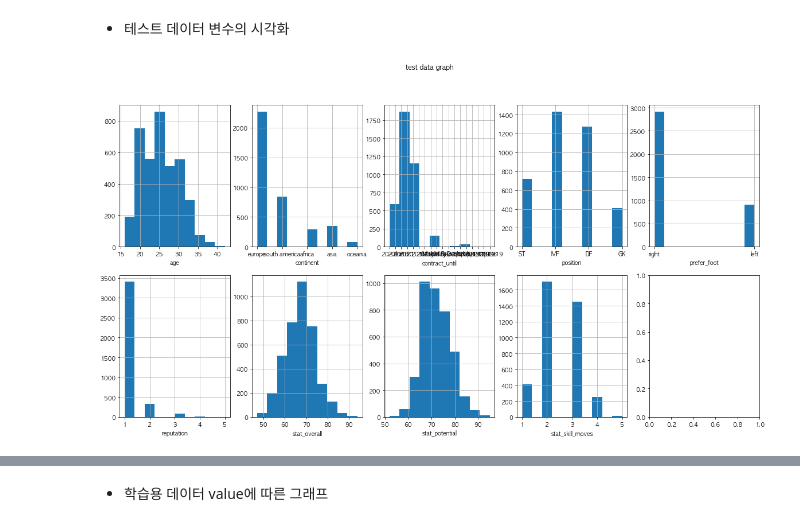
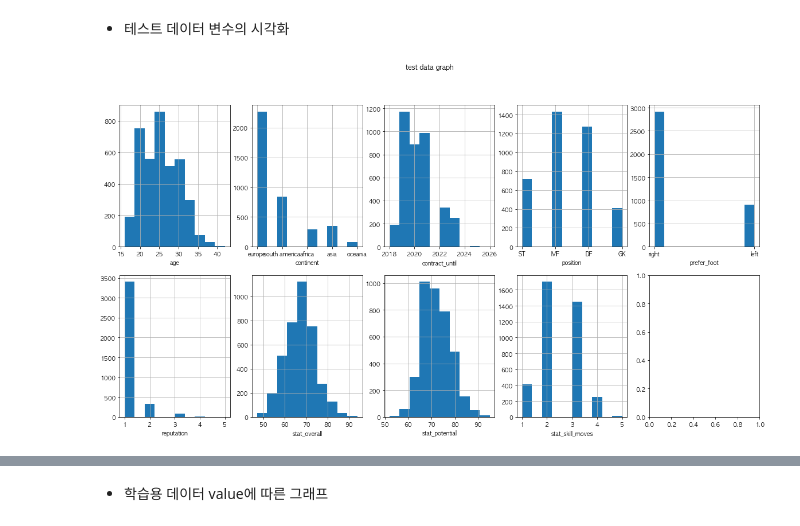
Before and after one commit to lee-jong-gu/DACON-fifa-value, a Jupyter notebook: eda practice.ipynb, the cells around one changed output, grey strips where cells are left out. Saved outputs shown, nothing was run; the diff lists cells and outputs as text; code cells hidden in the pictures.

```diff
--- a/eda practice.ipynb
+++ b/eda practice.ipynb
@@ -387,11 +406,11 @@ plt.show()
 # %%
 fig, ax = plt.subplots(2,5, figsize=(20,10))
 ax = ax.flatten()
 col = test_copy.columns
 for i in range(len(test_copy.columns)):
-    test[col[i]].hist(ax=ax[i])
+    test_copy[col[i]].hist(ax=ax[i])
     ax[i].set_xlabel(col[i])
 plt.suptitle('test data graph')
 plt.show()
 # %% [output]
-[figure, old version]
+[figure, new version]
```
Also changed, not shown: parts of 61 cells of this notebook.
